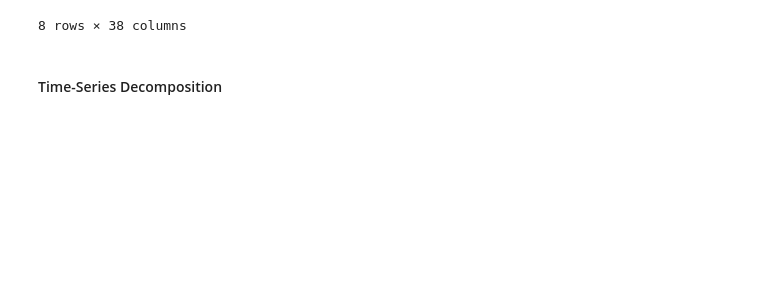
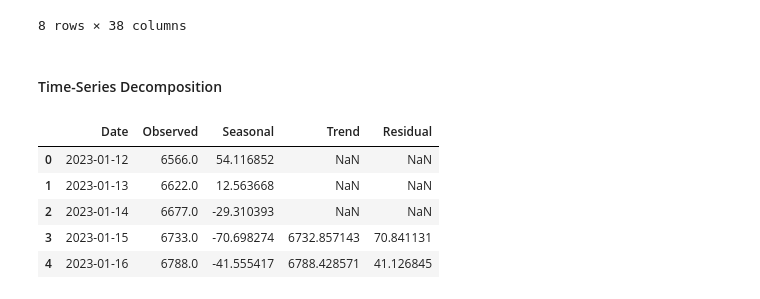
Before and after one commit to amithvardhan99/resume-projects, a Jupyter notebook: Predictive Forecasting of Care Load & Placement Demand/notebook.ipynb, the cells around one changed output. Saved outputs shown, nothing was run; the diff lists cells and outputs as text; code cells hidden in the pictures; blank space fills up the shorter version.

```diff
--- a/Predictive Forecasting of Care Load & Placement Demand/notebook.ipynb
+++ b/Predictive Forecasting of Care Load & Placement Demand/notebook.ipynb
@@ -364,3 +365,25 @@ df_7.head(8)
 8 rows × 38 columns
 # %% [markdown]
 #### Time-Series Decomposition
+# %%
+decomp = seasonal_decompose(
+    x = df_7["HHS_Care"],
+    model = "additive",
+    period = 7
+)
+# %%
+decomp_df = pd.DataFrame(columns=["Date","Observed","Seasonal","Trend","Residual"])
+decomp_df["Date"] = df_7["Date"].copy()
+decomp_df["Observed"] = decomp.observed
+decomp_df["Seasonal"] = decomp.seasonal
+decomp_df["Residual"] = decomp.resid
+decomp_df["Trend"] = decomp.trend
+
+decomp_df.head()
+# %% [output]
+|  | Date | Observed | Seasonal | Trend | Residual |
+| 0 | 2023-01-12 | 6566.0 | 54.116852 | NaN | NaN |
+| 1 | 2023-01-13 | 6622.0 | 12.563668 | NaN | NaN |
+| 2 | 2023-01-14 | 6677.0 | -29.310393 | NaN | NaN |
+| 3 | 2023-01-15 | 6733.0 | -70.698274 | 6732.857143 | 70.841131 |
+| 4 | 2023-01-16 | 6788.0 | -41.555417 | 6788.428571 | 41.126845 |
```
Also changed, not shown: parts of 15 cells of this notebook, 5 other files.
